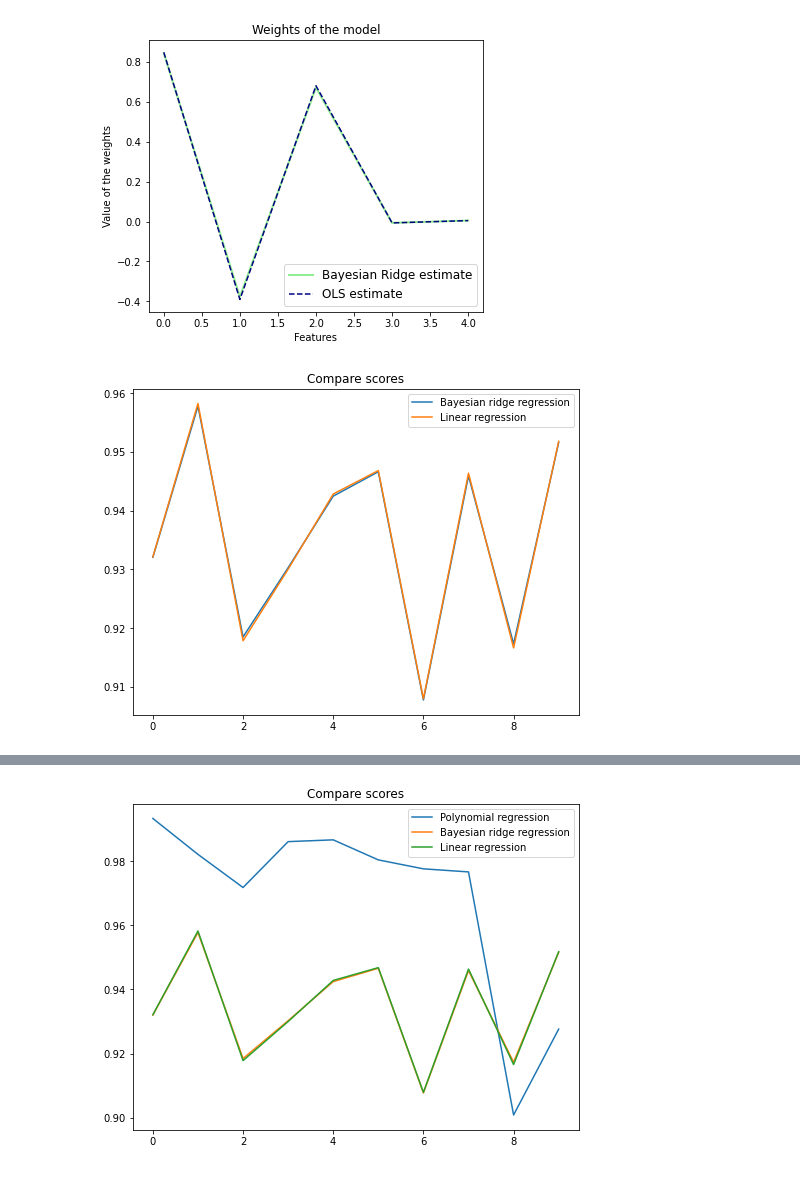
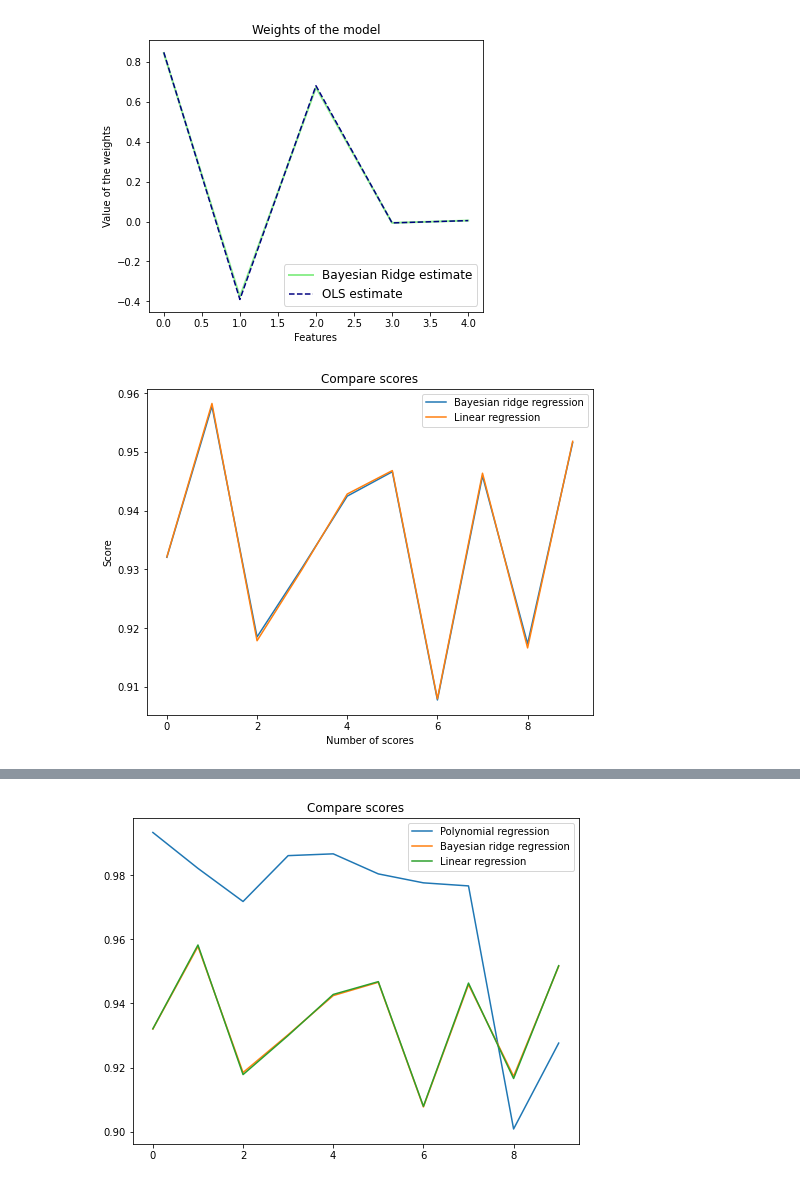
Before and after one commit to akikoogawa7/RHS-Pipeline-Regression, a Jupyter notebook: train.ipynb, the cells around one changed output, grey strips where cells are left out. Saved outputs shown, nothing was run; the diff lists cells and outputs as text; code cells hidden in the pictures.

```diff
--- a/train.ipynb
+++ b/train.ipynb
@@ -136,15 +136,17 @@ plot_weights(bayesian_model.coef_, linear_regression_model.coef_)
 # %%
 # Compare scores
 def compare_regression_scores(bayesian_scores, lin_reg_scores):
     plt.figure(figsize=(8,6))
     plt.title('Compare scores')
     plt.plot(bayesian_scores, label='Bayesian ridge regression')
     plt.plot(lin_reg_scores, label='Linear regression')
+    plt.xlabel('Number of scores')
+    plt.ylabel('Score')
     plt.legend(loc='best', prop=dict(size=10))
     plt.show()
 compare_regression_scores(bayesian_scores, lin_reg_scores)
 # %% [output]
-[figure, old version]
+[figure, new version]
 # %%
 from sklearn.preprocessing import PolynomialFeatures
 
```
Also changed, not shown: parts of 2 cells of this notebook.
